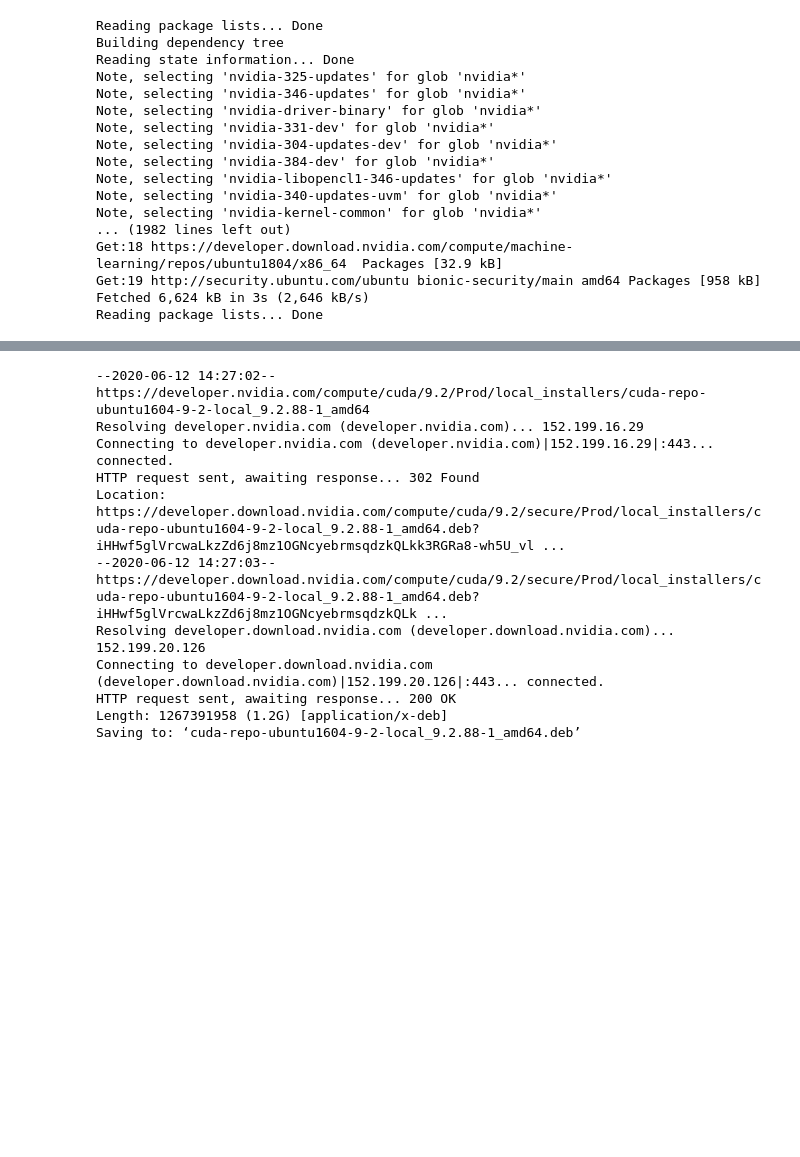
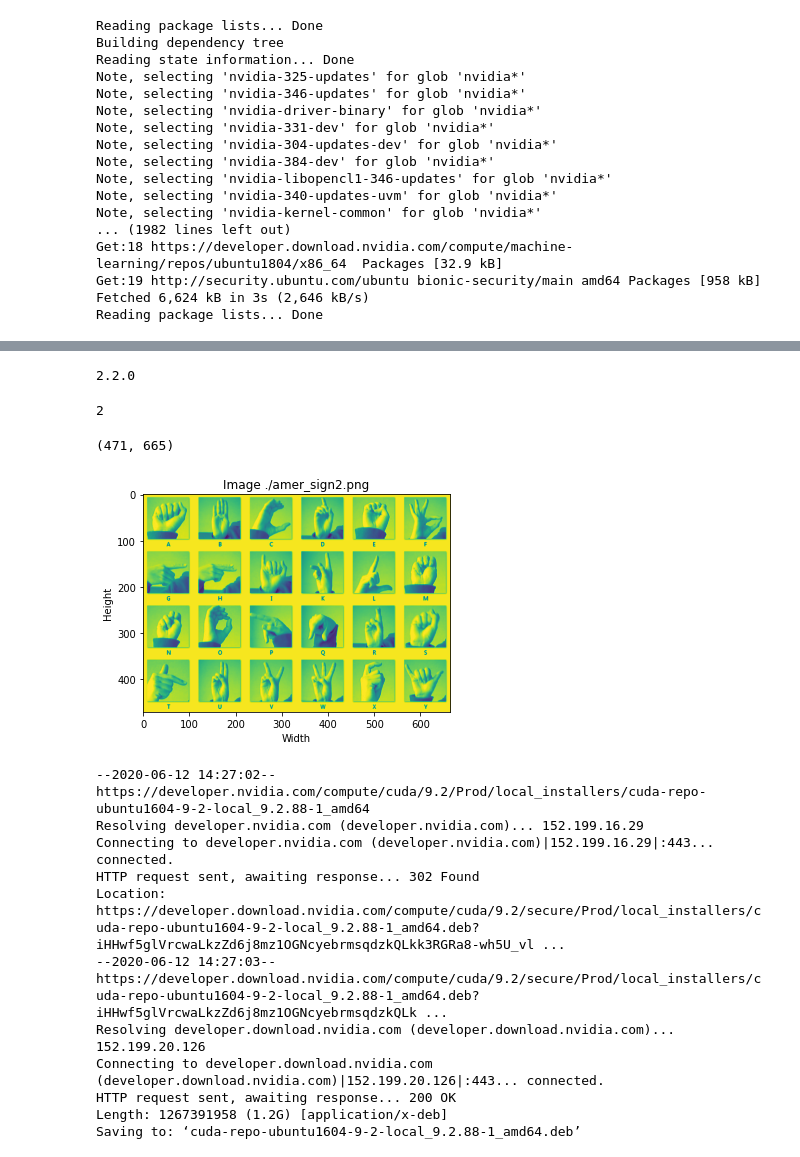
Before and after one commit to maamatou/sirine, a Jupyter notebook: Untitled0.ipynb, the cells around one changed output, grey strips where cells are left out. Saved outputs shown, nothing was run; the diff lists cells and outputs as text; code cells hidden in the pictures; blank space fills up the shorter version.

```diff
--- a/Untitled0.ipynb
+++ b/Untitled0.ipynb
@@ -26,0 +150,55 @@ Reading package lists... Done
+# %%
+# Here we import everything we need for the project
+
+%matplotlib inline
+from google.colab import files
+import os
+
+# TensorFlow and tf.keras
+import tensorflow as tf
+from tensorflow import keras
+
+# Helper libraries
+import numpy as np
+import matplotlib.pyplot as plt
+import cv2
+import pandas as pd
+
+# Sklearn
+from sklearn.model_selection import train_test_split # Helps with organizing data for training
+from sklearn.metrics import confusion_matrix # Helps present results as a confusion-matrix
+
+print(tf.__version__)
+# %% [output]
+2.2.0
+# %%
+# We need to get all the paths for the images to later load them
+imagepaths = []
+
+# Go through all the files and subdirectories inside a folder and save path to images inside list
+for root, dirs, files in os.walk(".", topdown=False):
+  for name in files:
+    path = os.path.join(root, name)
+    if path.endswith("png"): # We want only the images
+      imagepaths.append(path)
+
+print(len(imagepaths)) # If > 0, then a PNG image was loaded
+# %% [output]
+2
+# %%
+# This function is used more for debugging and showing results later. It plots the image into the notebook
+
+def plot_image(path):
+  img = cv2.imread(path) # Reads the image into a numpy.array
+  img_cvt = cv2.cvtColor(img, cv2.COLOR_BGR2GRAY) # Converts into the corret colorspace (RGB)
+  print(img_cvt.shape) # Prints the shape of the image just to check
+  plt.grid(False) # Without grid so we can see better
+  plt.imshow(img_cvt) # Shows the image
+  plt.xlabel("Width")
+  plt.ylabel("Height")
+  plt.title("Image " + path)
+# %%
+plot_image(imagepaths[0]) #We plot the first image from our imagepaths array
+# %% [output]
+(471, 665)
+[figure, added]
```
Also changed, not shown: parts of 21 cells of this notebook.
